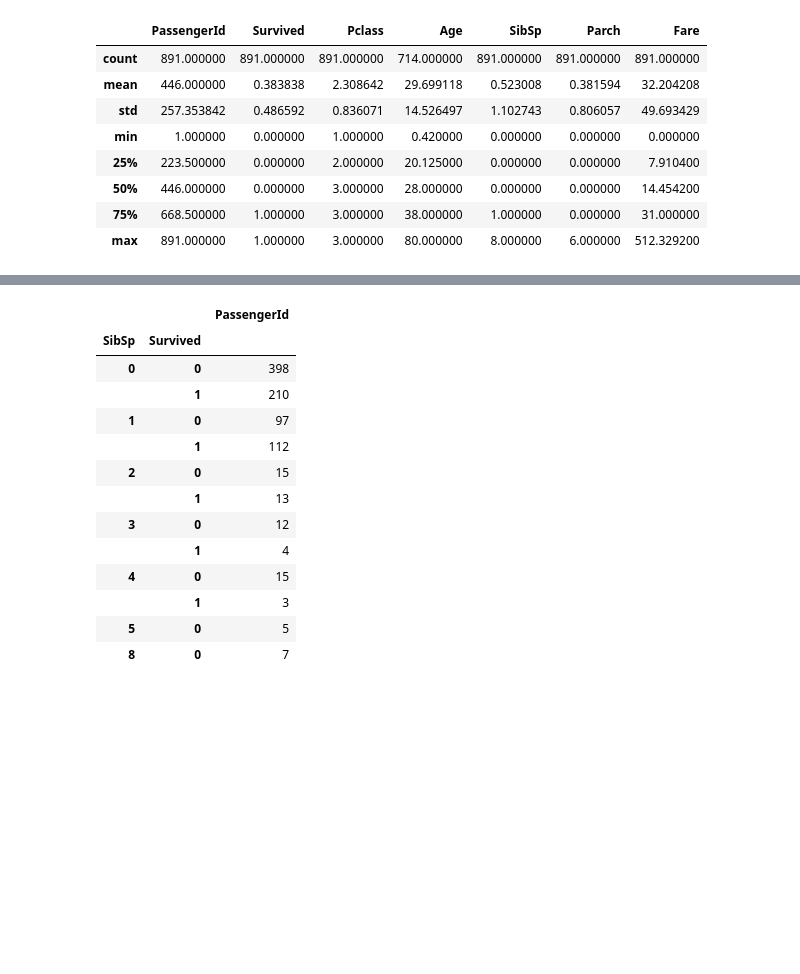
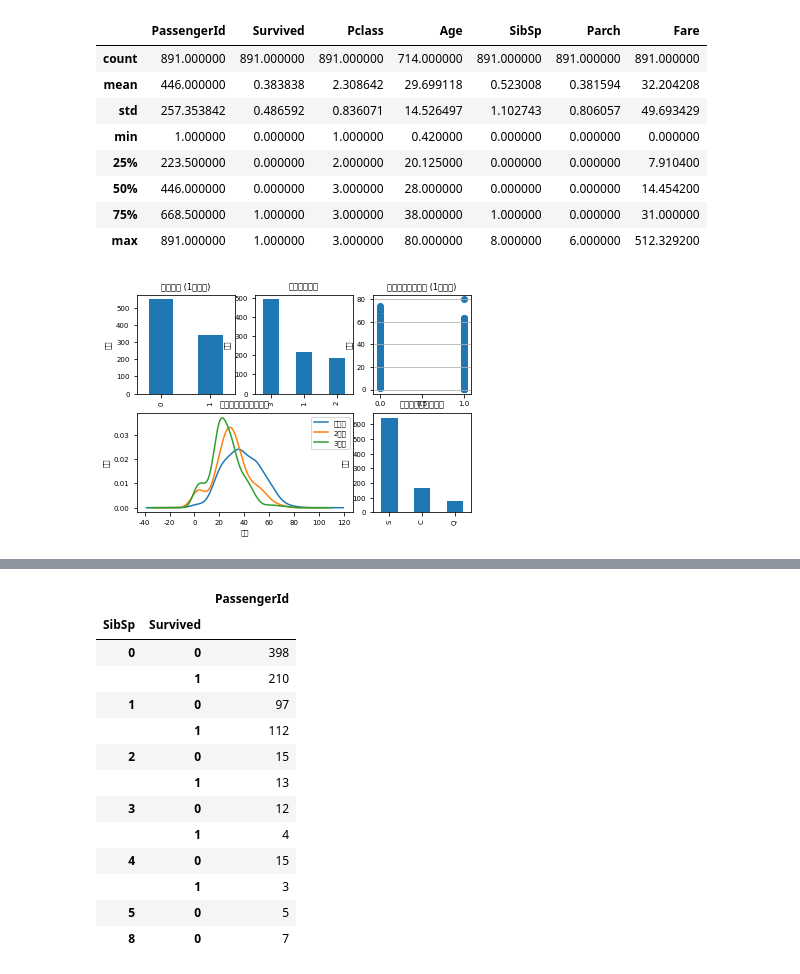
Before and after one commit to yumh/kaggle_titanic, a Jupyter notebook: Titanic.ipynb, the cells around one changed output, grey strips where cells are left out. Cells and saved outputs as stored; diff of their text form; code cells hidden in the pictures; blank space fills up the shorter version.

```diff
--- a/Titanic.ipynb
+++ b/Titanic.ipynb
@@ -1,11 +1,12 @@
 # %%
+#coding:utf-8
 # 这个ipython notebook主要是我解决Kaggle Titanic问题的思路和过程
 
 import pandas as pd #数据分析
 import numpy as np #科学计算
 from pandas import Series,DataFrame
 
-data_train = pd.read_csv("/Users/Hanxiaoyang/Downloads/Train.csv")
+data_train = pd.read_csv("/Users/yumh/project/kaggle/kaggle_titanic/Train.csv")
 data_train.columns
 #data_train[data_train.Cabin.notnull()]['Survived'].value_counts()
 # %% [output]
@@ -46,41 +58,47 @@ data_train.describe()
 | max | 891.000000 | 1.000000 | 3.000000 | 80.000000 | 8.000000 | 6.000000 | 512.329200 |
 # %%
 import matplotlib.pyplot as plt
+
+
 fig = plt.figure()
 fig.set(alpha=0.2)  # 设定图表颜色alpha参数
+
+plt.rc('font', family='SimHei', size=7)  ##显示中文
 
 plt.subplot2grid((2,3),(0,0))             # 在一张大图里分列几个小图
 data_train.Survived.value_counts().plot(kind='bar')# plots a bar graph of those who surived vs those who did not.
 plt.title(u"获救情况 (1为获救)") # puts a title on our graph
 plt.ylabel(u"人数")
 
 plt.subplot2grid((2,3),(0,1))
 data_train.Pclass.value_counts().plot(kind="bar")
 plt.ylabel(u"人数")
 plt.title(u"乘客等级分布")
 
 plt.subplot2grid((2,3),(0,2))
 plt.scatter(data_train.Survived, data_train.Age)
 plt.ylabel(u"年龄")                         # sets the y axis lable
 plt.grid(b=True, which='major', axis='y') # formats the grid line style of our graphs
 plt.title(u"按年龄看获救分布 (1为获救)")
 
 
 plt.subplot2grid((2,3),(1,0), colspan=2)
 data_train.Age[data_train.Pclass == 1].plot(kind='kde')   # plots a kernel desnsity estimate of the subset of the 1st class passanges's age
 data_train.Age[data_train.Pclass == 2].plot(kind='kde')
 data_train.Age[data_train.Pclass == 3].plot(kind='kde')
 plt.xlabel(u"年龄")# plots an axis lable
 plt.ylabel(u"密度")
 plt.title(u"各等级的乘客年龄分布")
 plt.legend((u'头等舱', u'2等舱',u'3等舱'),loc='best') # sets our legend for our graph.
 
 
 plt.subplot2grid((2,3),(1,2))
 data_train.Embarked.value_counts().plot(kind='bar')
 plt.title(u"各登船口岸上船人数")
 plt.ylabel(u"人数")
 plt.show()
+# %% [output]
+[figure, added]
 # %%
 #看看各乘客等级的获救情况
 fig = plt.figure()
```
Also changed, not shown: parts of 16 cells of this notebook, 1 other file.
